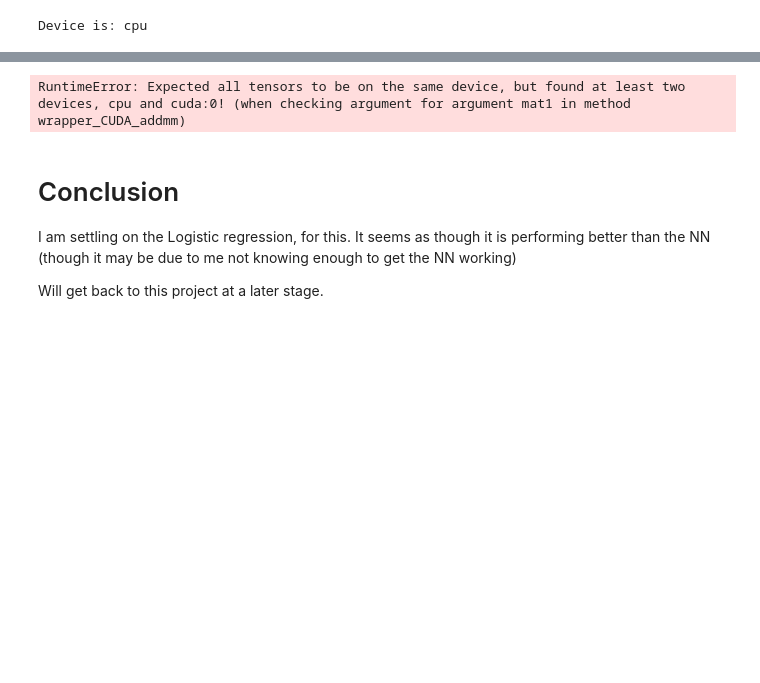
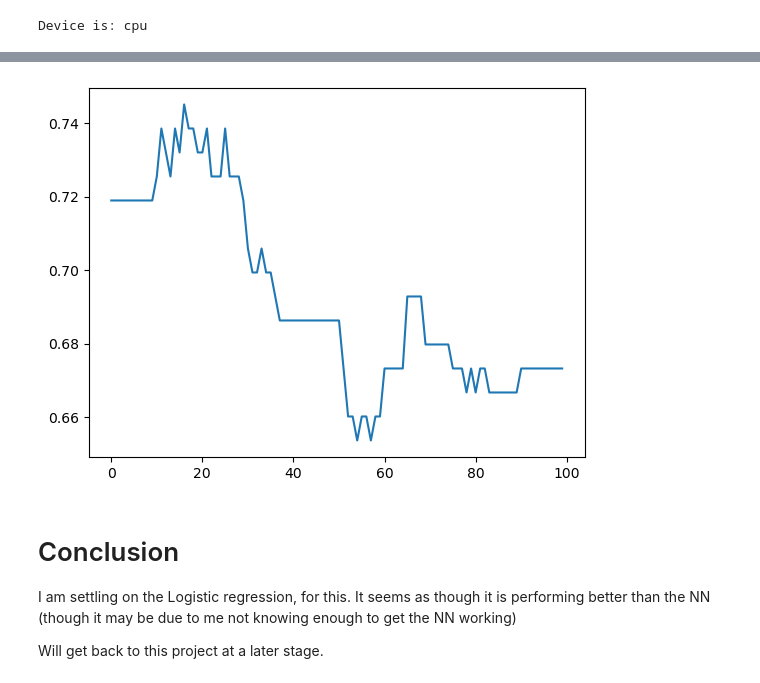
Before and after one commit to jcstrydom/black-jack, a Jupyter notebook: notebooks/classification_modeling.ipynb, the cells around one changed output, grey strips where cells are left out. Cells and saved outputs as stored; diff of their text form; code cells hidden in the pictures; blank space fills up the shorter version.

Commit message:
employed Claude to assist with my NN - weights were not changing - it works now

```diff
--- a/notebooks/classification_modeling.ipynb
+++ b/notebooks/classification_modeling.ipynb
@@ -662,45 +906,45 @@ AssertionError: STOP HERE
 # %%
-acc_hist = []; loss_hist = []
-for epoch in range(n_epochs):
-    model.train()
-    with tqdm.tqdm(batch_start, unit="batch", mininterval=0, disable=True) as bar:
-        bar.set_description(f"Epoch {epoch}")
-        for start in bar:
-            # take a batch
-            X_batch = X_train_tc[start:start+batch_size]
-            y_batch = y_train_tc[start:start+batch_size]
-            # forward pass
-            y_pred = model(X_batch)
-            loss = loss_func(y_pred, y_batch)
-            # backward pass
-            optimizer.zero_grad()
-            loss.backward()
-            # update weights
-            optimizer.step()
-            # print progress
-            acc = (y_pred.round() == y_batch).float().mean().numpy()
-            bar.set_postfix(
-                loss=float(loss),
-                acc=float(acc)
-            )
-    # evaluate accuracy at end of each epoch
-    model.eval()
-    y_pred = model(X_test_tc)
-    loss = loss_func(y_pred,y_test_tc)
-    acc = (y_pred.round() == y_test_tc).float().mean()
-    acc = float(acc)
-    acc_hist.append(acc)
-    loss_hist.append(loss)
-    if acc > best_acc:
-        best_acc = acc
-        best_weights = copy.deepcopy(model.state_dict())
+# acc_hist = []; loss_hist = []
+# for epoch in range(n_epochs):
+#     model.train()
+#     with tqdm.tqdm(batch_start, unit="batch", mininterval=0, disable=True) as bar:
+#         bar.set_description(f"Epoch {epoch}")
+#         for start in bar:
+#             # take a batch
+#             X_batch = X_train_tc[start:start+batch_size]
+#             y_batch = y_train_tc[start:start+batch_size]
+#             # forward pass
+#             y_pred = model(X_batch)
+#             loss = loss_func(y_pred, y_batch)
+#             # backward pass
+#             optimizer.zero_grad()
+#             loss.backward()
+#             # update weights
+#             optimizer.step()
+#             # print progress
+#             acc = (y_pred.round() == y_batch).float().mean().numpy()
+#             bar.set_postfix(
+#                 loss=float(loss),
+#                 acc=float(acc)
+#             )
+#     # evaluate accuracy at end of each epoch
+#     model.eval()
+#     y_pred = model(X_test_tc)
+#     loss = loss_func(y_pred,y_test_tc)
+#     acc = (y_pred.round() == y_test_tc).float().mean()
+#     acc = float(acc)
+#     acc_hist.append(acc)
+#     loss_hist.append(loss)
+#     if acc > best_acc:
+#         best_acc = acc
+#         best_weights = copy.deepcopy(model.state_dict())
 # restore model and return best accuracy
-model.load_state_dict(best_weights)
-# print(history)
-plt.plot(acc_hist)
-plt.show()
+# model.load_state_dict(best_weights)
+# # print(history)
+# plt.plot(acc_hist)
+# plt.show()
 # %% [output]
-RuntimeError: Expected all tensors to be on the same device, but found at least two devices, cpu and cuda:0! (when checking argument for argument mat1 in method wrapper_CUDA_addmm)
+[figure, added]
 # %% [markdown]
 # Conclusion
 
```
Also changed, not shown: parts of 27 cells of this notebook.
